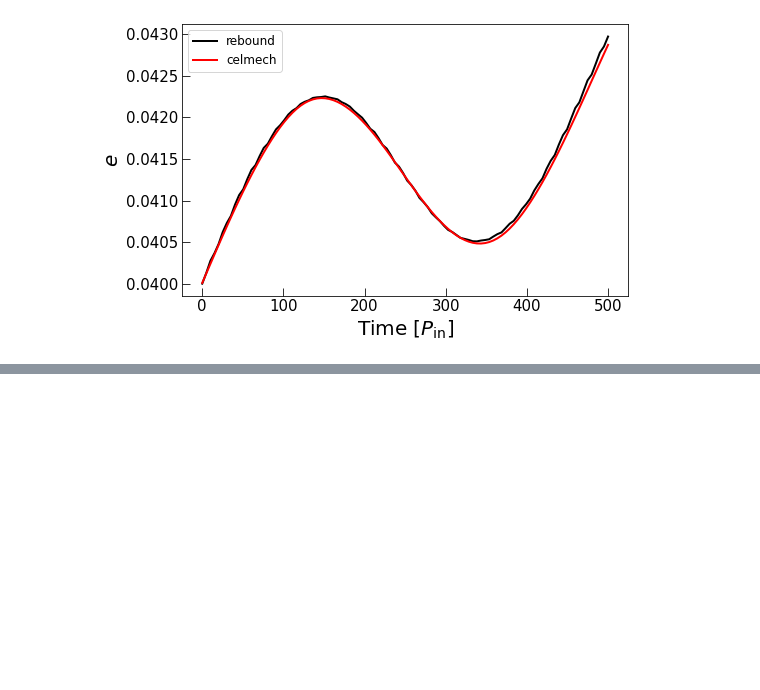
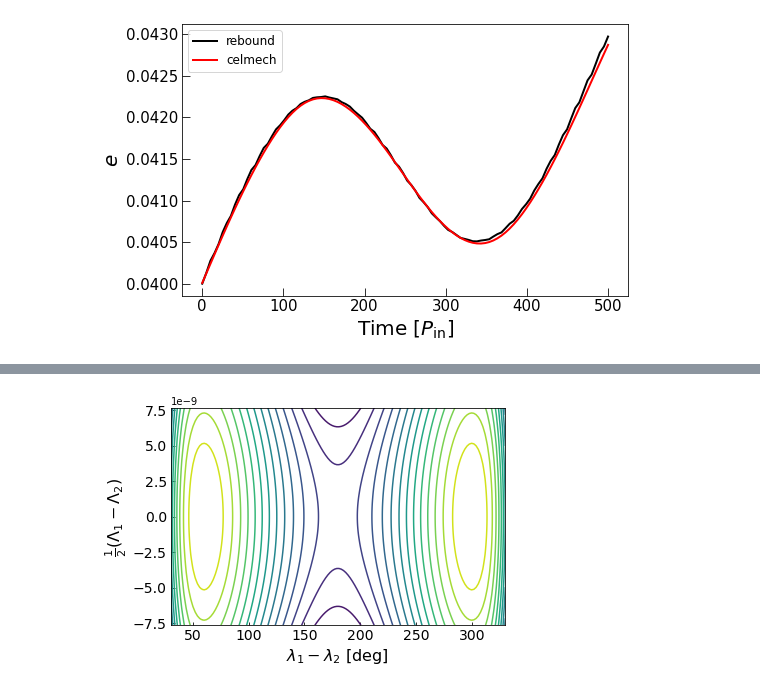
Before and after one commit to shadden/CelmechTutorial_SaoPauloState_Aug2022, a Jupyter notebook: CelmechTutorial_SaoPauloState_Aug2022.ipynb, the cells around one changed output, grey strips where cells are left out. Drawn from its saved outputs; the diff is of its cells as text; code cells hidden in the pictures; blank space fills up the shorter version.

```diff
--- a/CelmechTutorial_SaoPauloState_Aug2022.ipynb
+++ b/CelmechTutorial_SaoPauloState_Aug2022.ipynb
@@ -534,0 +699,8 @@ fig
+# %%
+T = np.eye(pham.N_dof,dtype=int)
+T[0,:2] = [1,-1]
+T[1,:2] = [1,1]
+ct = CanonicalTransformation.from_poincare_angles_matrix(pvars,T)
+ham_1dof = ct.old_to_new_hamiltonian(pham,do_reduction=True)
+for var in ham_1dof.qp_vars:
+    display((var,ct.new_to_old(var)))
@@ -534,0 +720,10 @@ fig
+# %%
+Nout= 500
+times = np.linspace(0,1e3,Nout) * sim.particles[1].P
+P1_nbody,Q1_nbody = np.zeros((2,Nout))
+for i,t in enumerate(times):
+    sim.integrate(t)
+    pv = Poincare.from_Simulation(sim)
+    new_vals = ct.old_to_new_array(pv.values)
+    Q1_nbody[i] = new_vals[0]
+    P1_nbody[i] = new_vals[6]
@@ -534,0 +734,16 @@ fig
+# %%
+Ngrid = 150
+# Range of psi and P1 for which to make contours
+psi_range = np.linspace(30,360 - 30,Ngrid)
+P1_range = np.linspace(1.3 * np.min(P1_nbody),np.max(P1_nbody) * 1.3 ,Ngrid)
+X,Y = np.meshgrid(psi_range,P1_range)
+Energy = ham_1dof.H_func(X*np.pi/180,Y)
+# %%
+fig = plt.figure()
+ax = plt.gca()
+plt.contour(X,Y,Energy,levels=15)
+plt.ylabel(r"$\frac{1}{2}(\Lambda_1-\Lambda_2)$",fontsize=16)
+plt.xlabel(r"$\lambda_1 - \lambda_2$ [deg]",fontsize=16)
+plt.tick_params(direction='in',labelsize=14)
+# %% [output]
+[figure, added]
```
Also changed, not shown: parts of 98 cells of this notebook.
